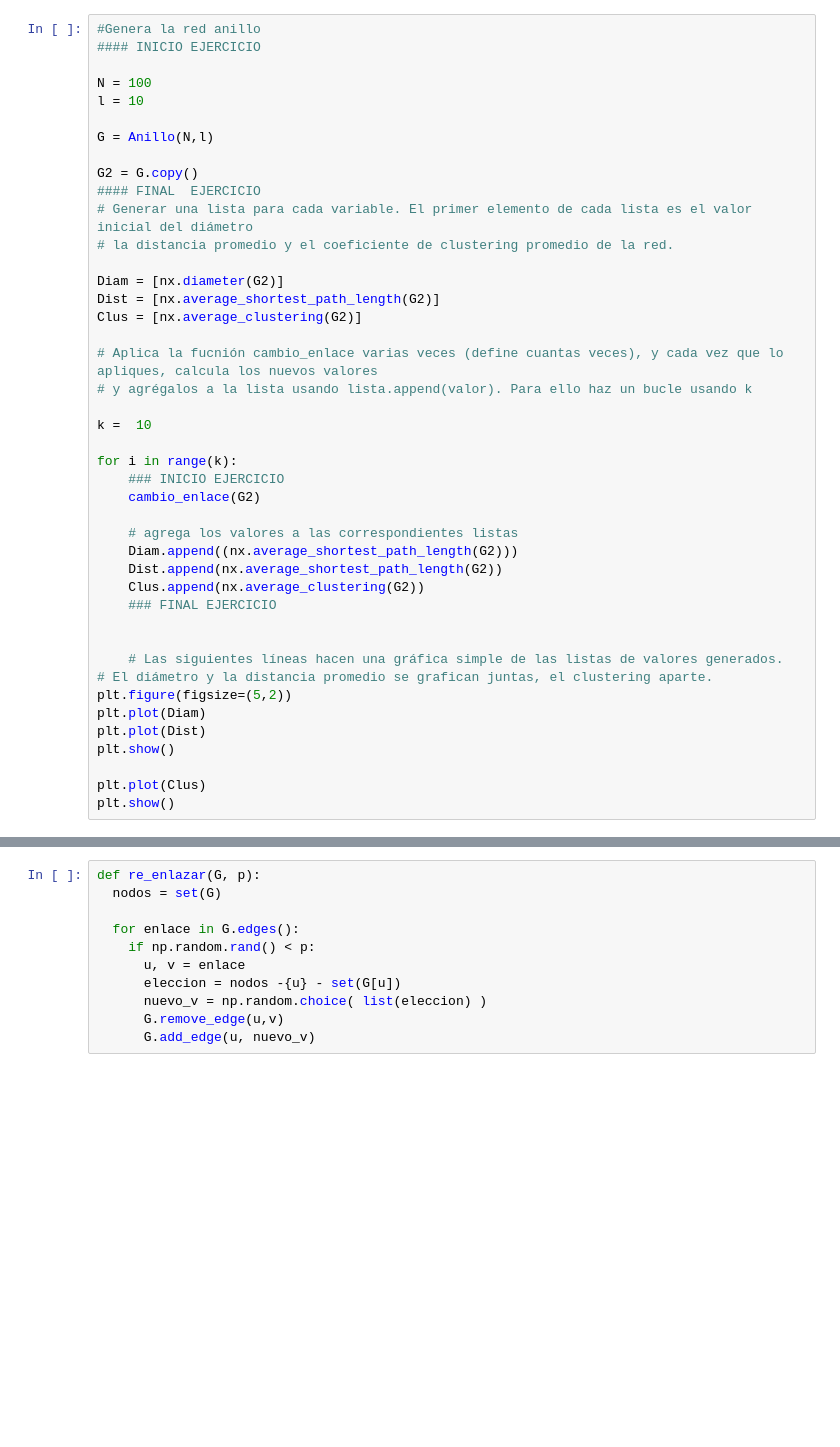
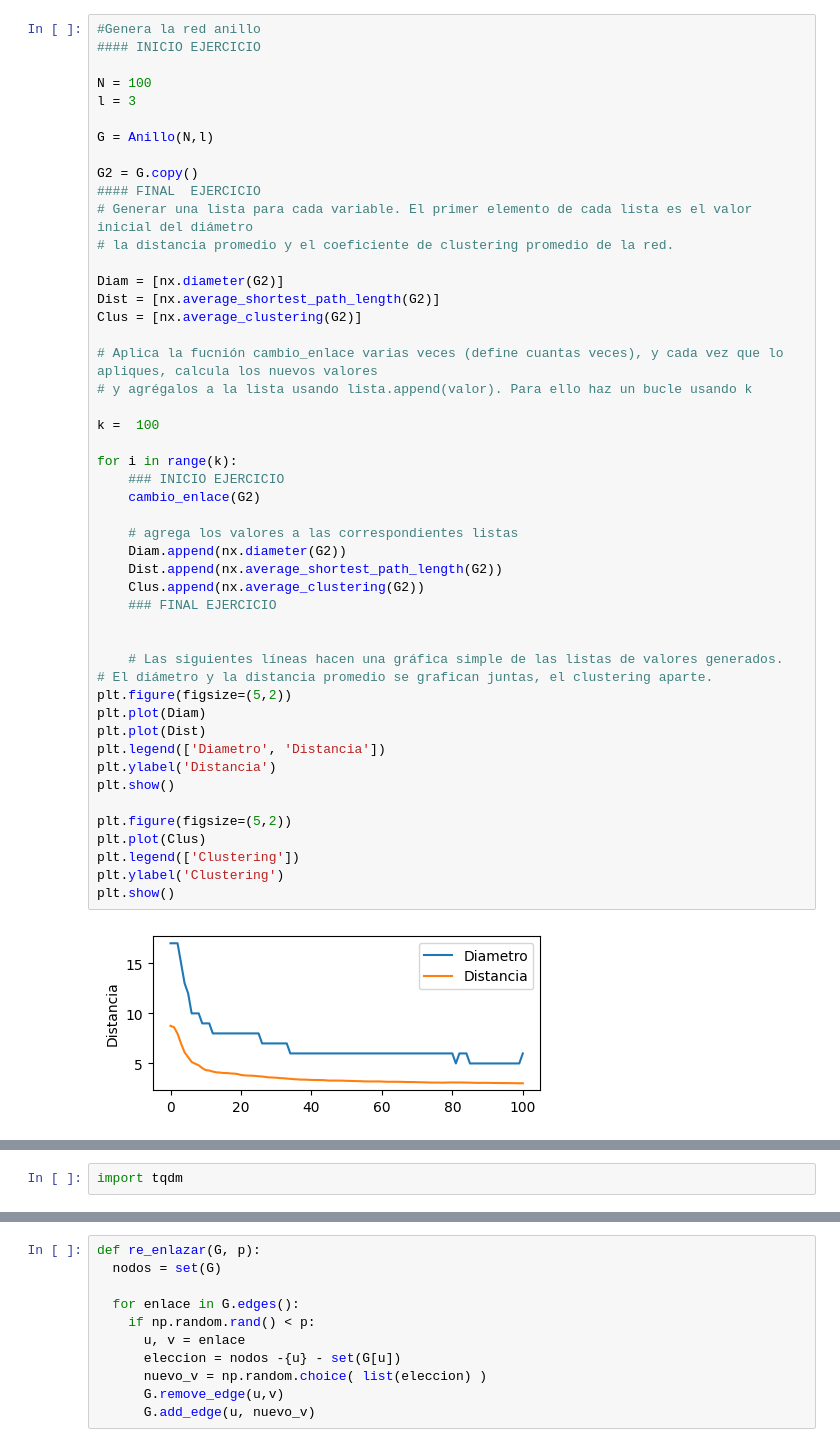
Before and after one commit to pplalo/Quack, a Jupyter notebook: Ciencia_de_Redes/practica_8.ipynb, the cells around one changed output, grey strips where cells are left out. Saved outputs shown, nothing was run; the diff lists cells and outputs as text; blank space fills up the shorter version.

```diff
--- a/Ciencia_de_Redes/practica_8.ipynb
+++ b/Ciencia_de_Redes/practica_8.ipynb
@@ -170,7 +193,7 @@ print('Clustering: ', nx.average_clustering(G), '-->', nx.average_clustering(G2)
 #### INICIO EJERCICIO
 
 N = 100
-l = 10
+l = 3
 
 G = Anillo(N,l)
 
@@ -179,32 +202,39 @@ G2 = G.copy()
 # Generar una lista para cada variable. El primer elemento de cada lista es el valor inicial del diámetro
 # la distancia promedio y el coeficiente de clustering promedio de la red.
 
 Diam = [nx.diameter(G2)]
 Dist = [nx.average_shortest_path_length(G2)]
 Clus = [nx.average_clustering(G2)]
 
 # Aplica la fucnión cambio_enlace varias veces (define cuantas veces), y cada vez que lo apliques, calcula los nuevos valores
 # y agrégalos a la lista usando lista.append(valor). Para ello haz un bucle usando k
 
-k =  10
+k =  100
 
 for i in range(k):
     ### INICIO EJERCICIO
     cambio_enlace(G2)
 
     # agrega los valores a las correspondientes listas
-    Diam.append((nx.average_shortest_path_length(G2)))
+    Diam.append(nx.diameter(G2))
     Dist.append(nx.average_shortest_path_length(G2))
     Clus.append(nx.average_clustering(G2))
     ### FINAL EJERCICIO
 
 
     # Las siguientes líneas hacen una gráfica simple de las listas de valores generados.
 # El diámetro y la distancia promedio se grafican juntas, el clustering aparte.
 plt.figure(figsize=(5,2))
 plt.plot(Diam)
 plt.plot(Dist)
+plt.legend(['Diametro', 'Distancia'])
+plt.ylabel('Distancia')
 plt.show()
 
+plt.figure(figsize=(5,2))
 plt.plot(Clus)
+plt.legend(['Clustering'])
+plt.ylabel('Clustering')
 plt.show()
+# %% [output]
+[figure, added]
@@ -211,3 +242,5 @@ plt.show()
+# %%
+import tqdm
 # %%
 # Se generan las listas donde se introducirán las listas de los valores de cada corrida.
 N = 100
```
Also changed, not shown: parts of 41 cells of this notebook, 6 other files.
